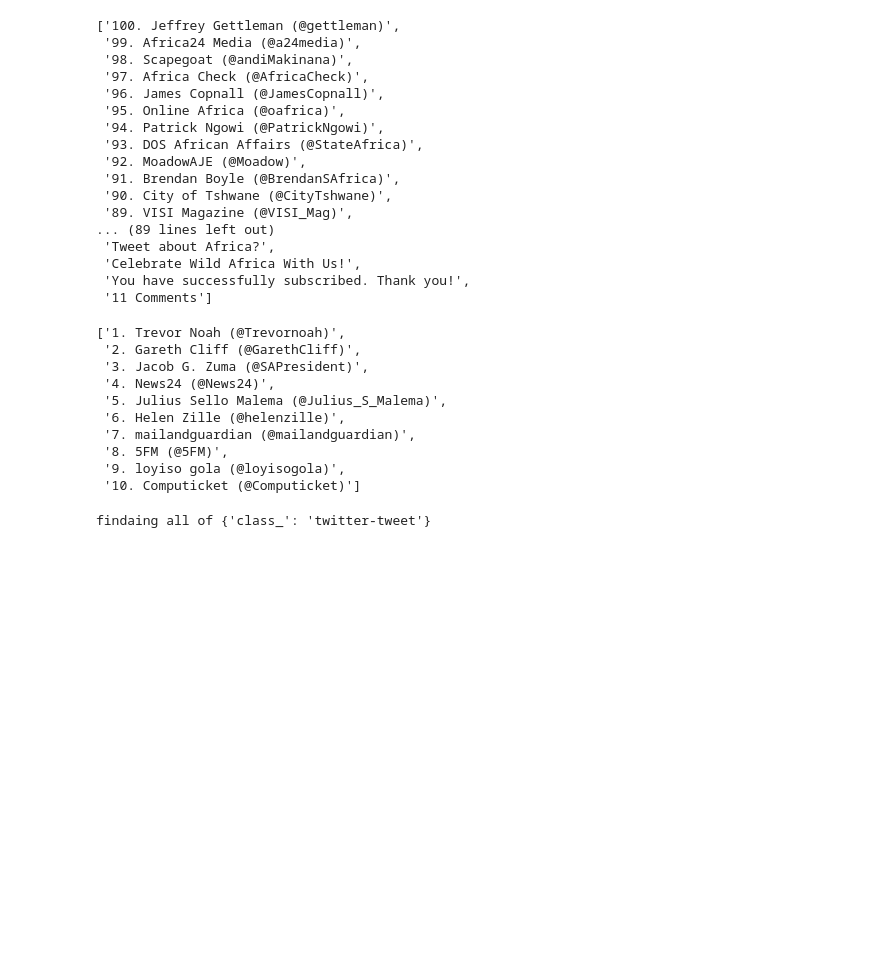
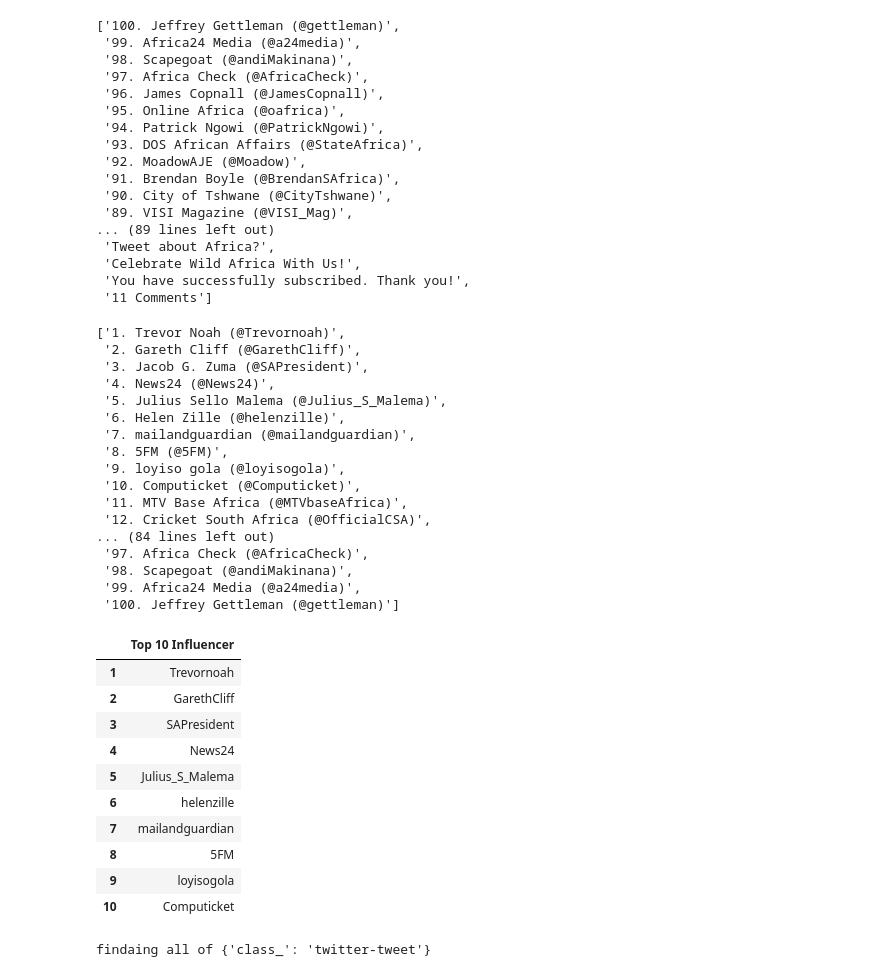
Before and after one commit to comsavvy/Scrapping_challenge, a Jupyter notebook: scrapping_starter.ipynb, the cells around one changed output. Saved outputs shown, nothing was run; the diff lists cells and outputs as text; code cells hidden in the pictures; blank space fills up the shorter version.

Commit message:
Top 10 leaders and influencer added
Including the file for each was added

```diff
--- a/scrapping_starter.ipynb
+++ b/scrapping_starter.ipynb
@@ -149,7 +128,7 @@ res
  'You have successfully subscribed. Thank you!',
  '11 Comments']
 # %%
-res[::-1][5:15]
+res[::-1][5:]
 # %% [output]
 ['1. Trevor Noah (@Trevornoah)',
  '2. Gareth Cliff (@GarethCliff)',
@@ -160,4 +139,30 @@ res[::-1][5:15]
  '7. mailandguardian (@mailandguardian)',
  '8. 5FM (@5FM)',
  '9. loyiso gola (@loyisogola)',
- '10. Computicket (@Computicket)']
+ '10. Computicket (@Computicket)',
+ '11. MTV Base Africa (@MTVbaseAfrica)',
+ '12. Cricket South Africa (@OfficialCSA)',
+... (84 lines left out)
+ '97. Africa Check (@AfricaCheck)',
+ '98. Scapegoat (@andiMakinana)',
+ '99. Africa24 Media (@a24media)',
+ '100. Jeffrey Gettleman (@gettleman)']
+# %%
+inf= [i.split('(')[-1].strip('@ )') for i in res[::-1][5:] ]
+# %%
+df= pd.DataFrame(inf, columns= ["Top 10 Influencer"])
+df.index= range(1, 101)
+df.head(10).to_excel("Top 10 influencer.xlsx")
+df.head(10)
+# %% [output]
+|  | Top 10 Influencer |
+| 1 | Trevornoah |
+| 2 | GarethCliff |
+| 3 | SAPresident |
+| 4 | News24 |
+| 5 | Julius_S_Malema |
+| 6 | helenzille |
+| 7 | mailandguardian |
+| 8 | 5FM |
+| 9 | loyisogola |
+| 10 | Computicket |
```
Also changed, not shown: parts of 7 cells of this notebook, 7 other files.
